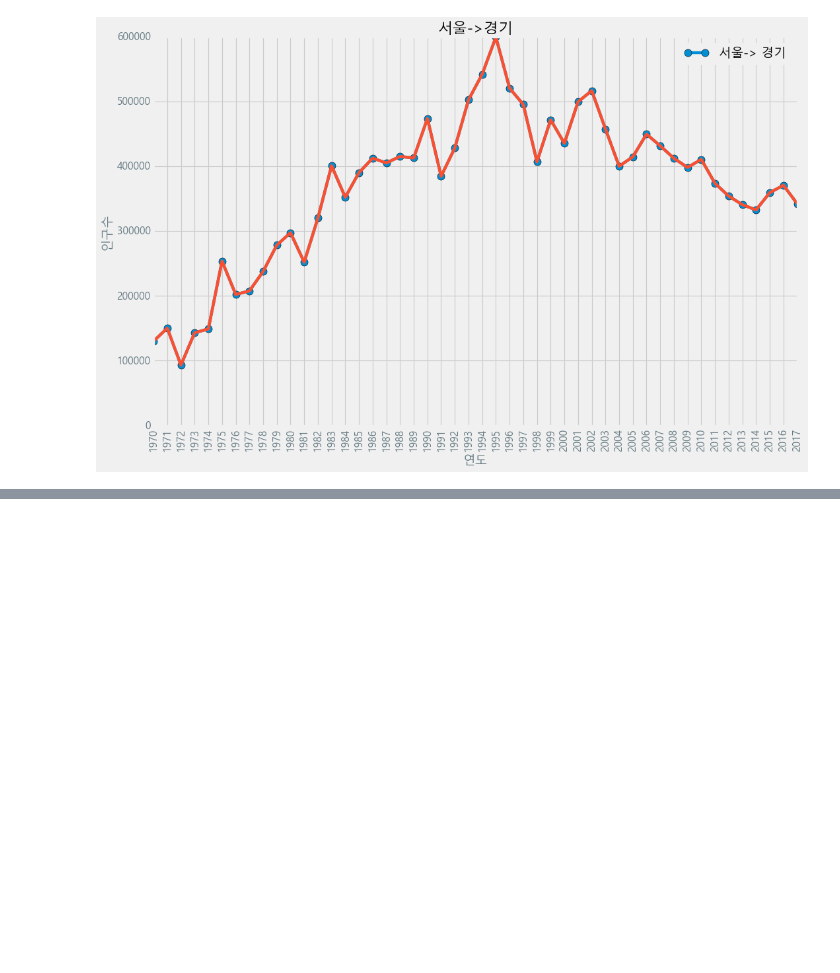
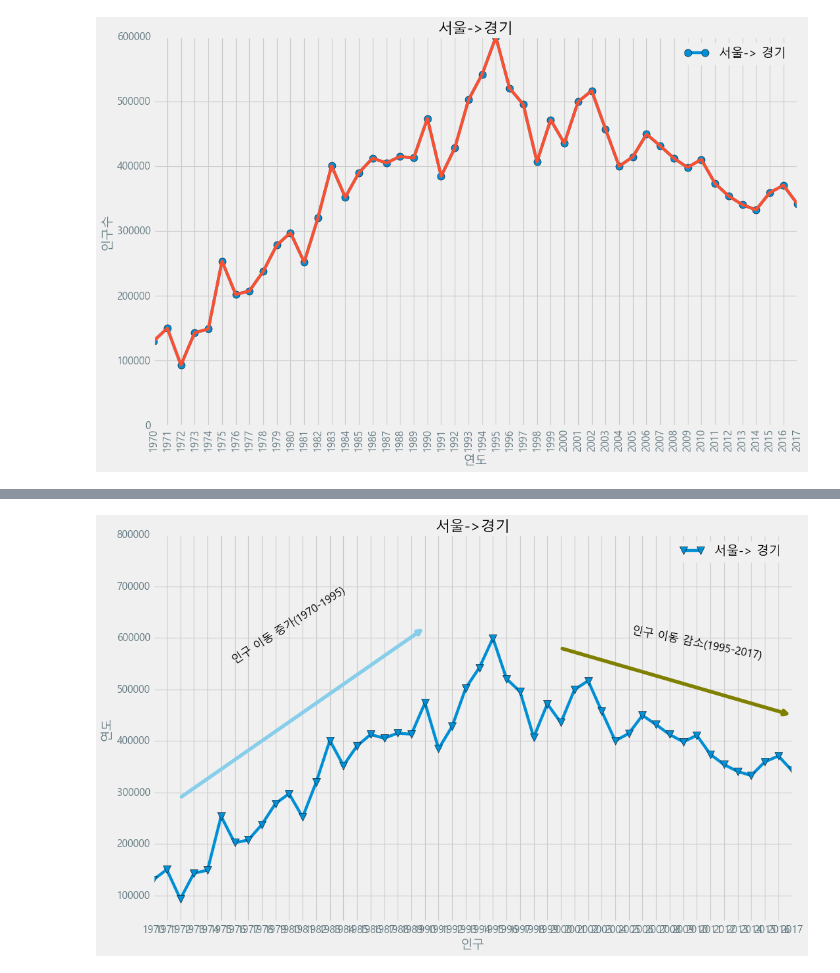
Before and after one commit to JBD-developer/Python_Library, a Jupyter notebook: Pandas/Ex01/Pandas05.ipynb, the cells around one changed output, grey strips where cells are left out. Drawn from its saved outputs; the diff is of its cells as text; code cells hidden in the pictures; blank space fills up the shorter version.

Commit message:
Library Pandas Data visualization

```diff
--- a/Pandas/Ex01/Pandas05.ipynb
+++ b/Pandas/Ex01/Pandas05.ipynb
@@ -109,3 +109,68 @@ plt.ylabel('인구수')
 ['Solarize_Light2', '_classic_test_patch', '_mpl-gallery', '_mpl-gallery-nogrid', 'bmh', 'classic', 'dark_background', 'fast', 'fivethirtyeight', 'ggplot', 'grayscale', 'seaborn', 'seaborn-bright', 's ...
 Text(0, 0.5, '인구수')
 [figure]
+# %%
+import pandas as pd
+import matplotlib.pyplot as plt
+from matplotlib import font_manager, rc
+
+font_path = "C:\\Windows\\Fonts\\malgun.ttf"
+font_name = font_manager.FontProperties(fname=font_path).get_name()
+rc('font', family=font_name)
+
+df = pd.read_excel("File\\시도별 전출입 인구수.xlsx", engine='openpyxl' ,header=0)
+df = df.fillna(method='ffill')
+    # fillna(method='ffill' or 'pad'),
+    # fillna(method='bfill' or 'backfill')
+    # fill
+mask = (df['전출지별']=='서울특별시') & (df['전입지별'] != '서울특별시')
+df_seoul = df[mask]
+print(df_seoul)
+df_seoul = df_seoul.drop(["전출지별"], axis=1)
+df_seoul.rename({"전입지별":"전입지"}, axis=1, inplace=True)
+df_seoul.set_index('전입지', inplace=True)
+sr_one = df_seoul.loc["경기도"]
+plt.style.use('fivethirtyeight')
+plt.figure(figsize=(14, 8))
+
+plt.plot(sr_one.index, sr_one.values, marker='v', markersize=10)
+# marker = 'o' circle
+plt.legend(labels=['서울-> 경기'], loc='best')
+plt.title('서울->경기')
+plt.xlabel("인구")
+plt.ylabel("연도")
+
+plt.ylim(50000, 800000)
+
+plt.annotate('',
+             xy = (20, 620000),
+             xytext = (2, 290000),
+             xycoords = 'data',
+             arrowprops=dict(arrowstyle='->', color='skyblue', lw=5),
+             )
+
+plt.annotate('',
+             xy = (47, 450000),
+             xytext = (30, 580000),
+             xycoords = 'data',
+             arrowprops = dict(arrowstyle='->', color='olive', lw=5),
+             )
+
+plt.annotate('인구 이동 증가(1970-1995)',
+             xy = (10, 550000),
+             rotation = 33,
+             va = 'baseline',
+             ha='center',
+             fontsize=15,
+             )
+
+plt.annotate('인구 이동 감소(1995-2017)',
+             xy = (40, 560000),
+             rotation = -11,
+             va = 'baseline',
+             ha='center',
+             fontsize=15,
+             )
+
+plt.show()
+# %% [output]
@@ -111,0 +194 @@ Text(0, 0.5, '인구수')
+[figure, added]
```
Also changed, not shown: parts of 1 cell of this notebook.
